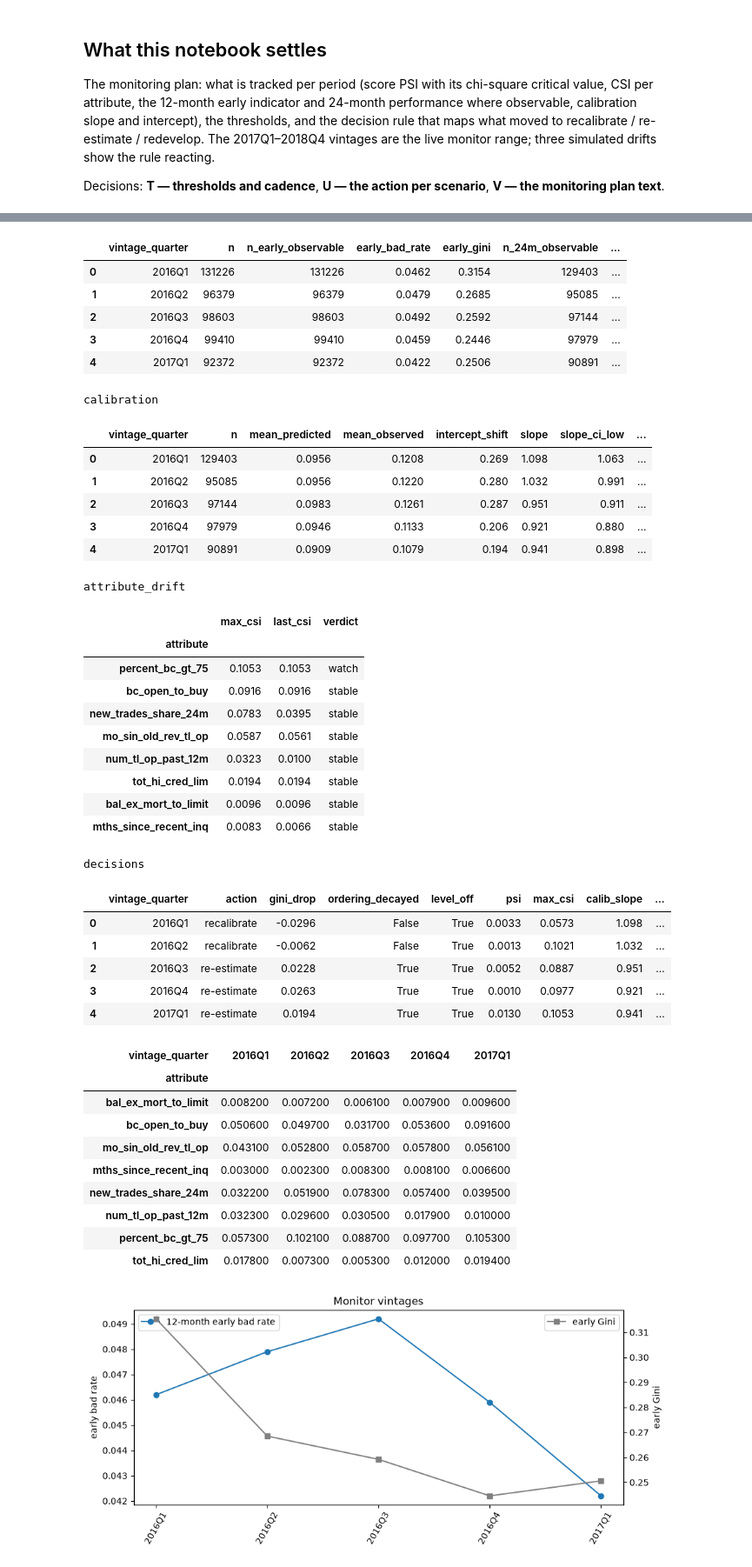
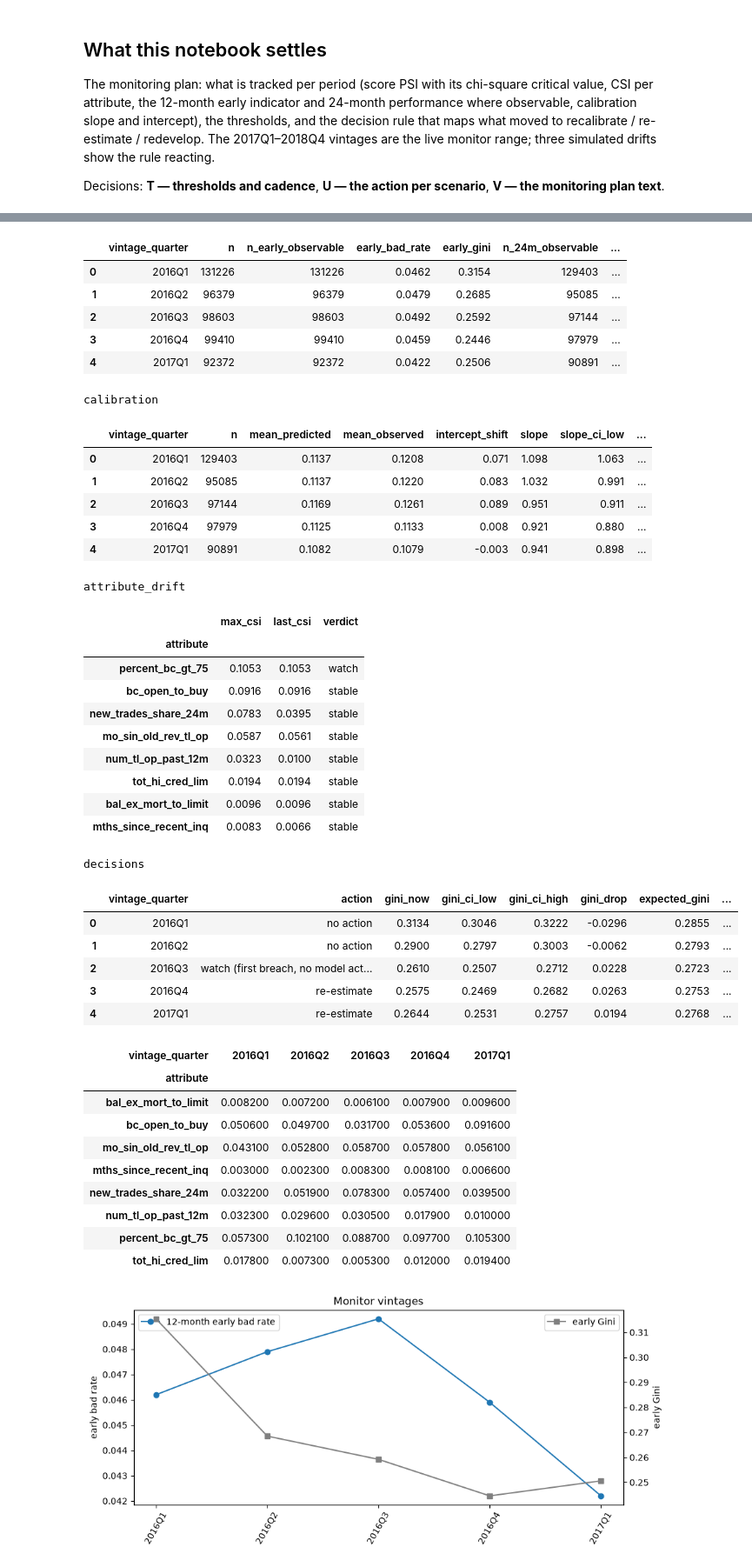
Before and after one commit to Siavash1368/score-pilot-lab, a Jupyter notebook: notebooks/09_monitoring.ipynb, the cells around one changed output, grey strips where cells are left out. Shown at 87% size. Cells and saved outputs as stored; diff of their text form; code cells hidden in the pictures.

```diff
--- a/notebooks/09_monitoring.ipynb
+++ b/notebooks/09_monitoring.ipynb
@@ -91,51 +134,51 @@ PSI 0.10 / 0.25 is the Siddiqi convention; the chi-square critical value scales
 # %%
 SLOPE_BAND = (0.9, 1.1)
-summary = M.monitoring_summary(tr["score"], specs, pd.concat([oot, mon]), g_dev["gini"], 1.96 * g_dev["gini_se"], period_col="vintage_quarter")
+summary = M.monitoring_summary(tr["score"], specs, pd.concat([oot, mon]), g_dev["gini"], period_col="vintage_quarter")   # each quarter judged against its own Gini CI
 for k in ("score_psi", "performance", "calibration", "attribute_drift", "decisions"):
-    print(k); display(summary[k])
+    print(k); display(summary[k].round(4))
 display(summary["csi"].style.background_gradient(cmap="Reds", axis=None) if hasattr(summary["csi"], "style") else summary["csi"])
 for k in ("score_psi", "performance", "calibration", "decisions"): summary[k].to_csv(config.DOCS_DIR / "monitoring" / f"{k}.csv", index=False)
 summary["csi"].to_csv(config.DOCS_DIR / "monitoring" / "csi.csv")
 # %% [output]
 score_psi
 |  | vintage_quarter | n | psi | critical_5pct | significant | verdict |
 | 0 | 2016Q1 | 131226 | 0.0033 | 0.0002 | True | stable |
 | 1 | 2016Q2 | 96379 | 0.0013 | 0.0002 | True | stable |
 | 2 | 2016Q3 | 98603 | 0.0052 | 0.0002 | True | stable |
 | 3 | 2016Q4 | 99410 | 0.0010 | 0.0002 | True | stable |
 | 4 | 2017Q1 | 92372 | 0.0130 | 0.0002 | True | stable |
 performance
 |  | vintage_quarter | n | n_early_observable | early_bad_rate | early_gini | n_24m_observable | ... |
 | 0 | 2016Q1 | 131226 | 131226 | 0.0462 | 0.3154 | 129403 | ... |
 | 1 | 2016Q2 | 96379 | 96379 | 0.0479 | 0.2685 | 95085 | ... |
 | 2 | 2016Q3 | 98603 | 98603 | 0.0492 | 0.2592 | 97144 | ... |
 | 3 | 2016Q4 | 99410 | 99410 | 0.0459 | 0.2446 | 97979 | ... |
 | 4 | 2017Q1 | 92372 | 92372 | 0.0422 | 0.2506 | 90891 | ... |
 calibration
 |  | vintage_quarter | n | mean_predicted | mean_observed | intercept_shift | slope | slope_ci_low | ... |
-| 0 | 2016Q1 | 129403 | 0.0956 | 0.1208 | 0.269 | 1.098 | 1.063 | ... |
-| 1 | 2016Q2 | 95085 | 0.0956 | 0.1220 | 0.280 | 1.032 | 0.991 | ... |
-| 2 | 2016Q3 | 97144 | 0.0983 | 0.1261 | 0.287 | 0.951 | 0.911 | ... |
-| 3 | 2016Q4 | 97979 | 0.0946 | 0.1133 | 0.206 | 0.921 | 0.880 | ... |
-| 4 | 2017Q1 | 90891 | 0.0909 | 0.1079 | 0.194 | 0.941 | 0.898 | ... |
+| 0 | 2016Q1 | 129403 | 0.1137 | 0.1208 | 0.071 | 1.098 | 1.063 | ... |
+| 1 | 2016Q2 | 95085 | 0.1137 | 0.1220 | 0.083 | 1.032 | 0.991 | ... |
+| 2 | 2016Q3 | 97144 | 0.1169 | 0.1261 | 0.089 | 0.951 | 0.911 | ... |
+| 3 | 2016Q4 | 97979 | 0.1125 | 0.1133 | 0.008 | 0.921 | 0.880 | ... |
+| 4 | 2017Q1 | 90891 | 0.1082 | 0.1079 | -0.003 | 0.941 | 0.898 | ... |
 attribute_drift
 |  | max_csi | last_csi | verdict |
 | attribute |  |  |  |
 | percent_bc_gt_75 | 0.1053 | 0.1053 | watch |
 | bc_open_to_buy | 0.0916 | 0.0916 | stable |
 | new_trades_share_24m | 0.0783 | 0.0395 | stable |
 | mo_sin_old_rev_tl_op | 0.0587 | 0.0561 | stable |
 | num_tl_op_past_12m | 0.0323 | 0.0100 | stable |
 | tot_hi_cred_lim | 0.0194 | 0.0194 | stable |
 | bal_ex_mort_to_limit | 0.0096 | 0.0096 | stable |
 | mths_since_recent_inq | 0.0083 | 0.0066 | stable |
 decisions
-|  | vintage_quarter | action | gini_drop | ordering_decayed | level_off | psi | max_csi | calib_slope | ... |
-| 0 | 2016Q1 | recalibrate | -0.0296 | False | True | 0.0033 | 0.0573 | 1.098 | ... |
-| 1 | 2016Q2 | recalibrate | -0.0062 | False | True | 0.0013 | 0.1021 | 1.032 | ... |
-| 2 | 2016Q3 | re-estimate | 0.0228 | True | True | 0.0052 | 0.0887 | 0.951 | ... |
-| 3 | 2016Q4 | re-estimate | 0.0263 | True | True | 0.0010 | 0.0977 | 0.921 | ... |
-| 4 | 2017Q1 | re-estimate | 0.0194 | True | True | 0.0130 | 0.1053 | 0.941 | ... |
+|  | vintage_quarter | action | gini_now | gini_ci_low | gini_ci_high | gini_drop | expected_gini | ... |
+| 0 | 2016Q1 | no action | 0.3134 | 0.3046 | 0.3222 | -0.0296 | 0.2855 | ... |
+| 1 | 2016Q2 | no action | 0.2900 | 0.2797 | 0.3003 | -0.0062 | 0.2793 | ... |
+| 2 | 2016Q3 | watch (first breach, no model act... | 0.2610 | 0.2507 | 0.2712 | 0.0228 | 0.2723 | ... |
+| 3 | 2016Q4 | re-estimate | 0.2575 | 0.2469 | 0.2682 | 0.0263 | 0.2753 | ... |
+| 4 | 2017Q1 | re-estimate | 0.2644 | 0.2531 | 0.2757 | 0.0194 | 0.2768 | ... |
 | vintage_quarter | 2016Q1 | 2016Q2 | 2016Q3 | 2016Q4 | 2017Q1 |
 | attribute |  |  |  |  |  |
 | bal_ex_mort_to_limit | 0.008200 | 0.007200 | 0.006100 | 0.007900 | 0.009600 |
```
Also changed, not shown: parts of 5 cells of this notebook, 14 other files.
